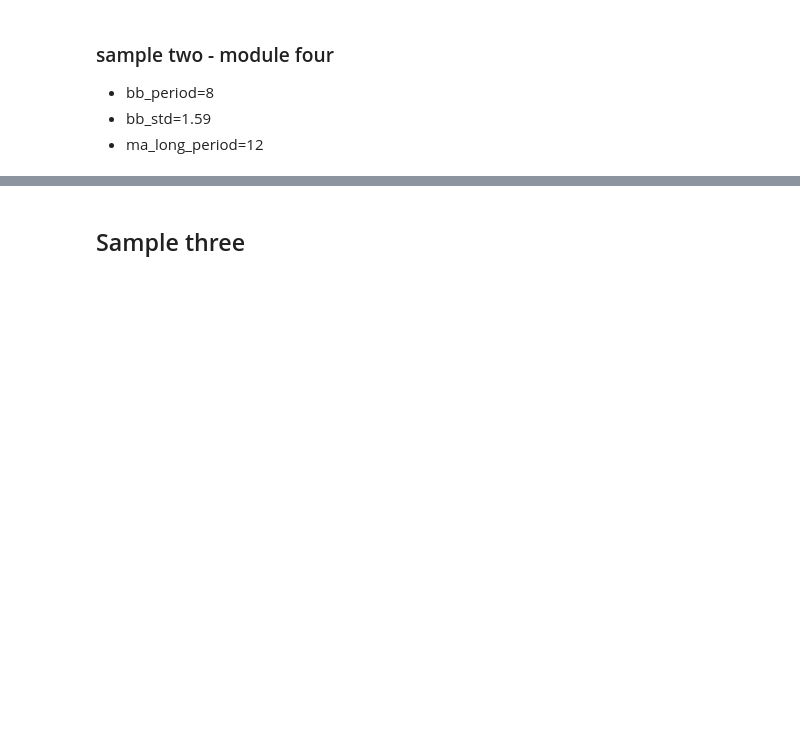
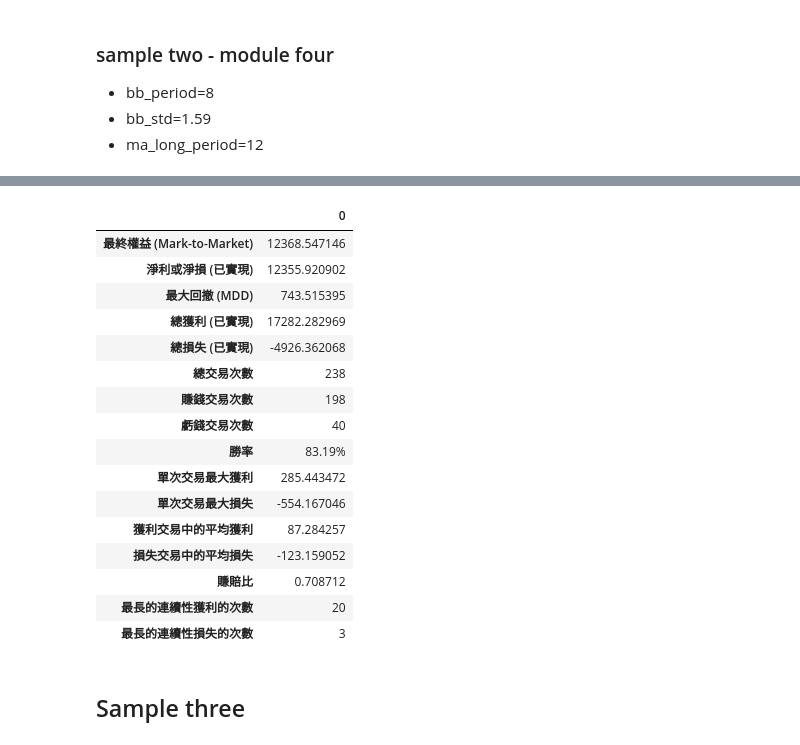
Before and after one commit to jiangyanmu/QIA-Final-Regression-Test, a Jupyter notebook: src/backtest.ipynb, the cells around one changed output, grey strips where cells are left out. Saved outputs shown, nothing was run; the diff lists cells and outputs as text; code cells hidden in the pictures; blank space fills up the shorter version.

```diff
--- a/src/backtest.ipynb
+++ b/src/backtest.ipynb
@@ -405,4 +407,49 @@ df4
 1493 rows × 15 columns
+# %%
+%reload_ext autoreload
+%autoreload 2
+
+from lib.performance_analysis import calculate_strategy_performance
+
+# 從 position 欄位產生進出場訊號
+# 當 position 從 0 變成 1 時，是進場訊號
+df4['entry'] = (df4['position'] == 1) & (df4['position'].shift(1) == 0)
+
+# 當 position 從 1 變成 0 時，是出場訊號
+df4['exit'] = (df4['position'] == 0) & (df4['position'].shift(1) == 1)
+
+# 計算策略績效
+performance = calculate_strategy_performance(
+    df4,
+)
+
+# 印出績效報告
+performance_df = pd.DataFrame([performance])
+
+# 存成csv檔案
+# performance_df.T.to_csv('module_four_sample2.csv',
+#                         header=['Value'],  # 欄位名稱 (y 軸)
+#                         index_label='Metric')  # 列名 (x 軸)
+
+performance_df.T
+# %% [output]
+|  | 0 |
+| 最終權益 (Mark-to-Market) | 12368.547146 |
+| 淨利或淨損 (已實現) | 12355.920902 |
+| 最大回撤 (MDD) | 743.515395 |
+| 總獲利 (已實現) | 17282.282969 |
+| 總損失 (已實現) | -4926.362068 |
+| 總交易次數 | 238 |
+| 賺錢交易次數 | 198 |
+| 虧錢交易次數 | 40 |
+| 勝率 | 83.19% |
+| 單次交易最大獲利 | 285.443472 |
+| 單次交易最大損失 | -554.167046 |
+| 獲利交易中的平均獲利 | 87.284257 |
+| 損失交易中的平均損失 | -123.159052 |
+| 賺賠比 | 0.708712 |
+| 最長的連續性獲利的次數 | 20 |
+| 最長的連續性損失的次數 | 3 |
 # %% [markdown]
 ## Sample three
 # %% [markdown]
```
Also changed, not shown: parts of 5 cells of this notebook, 1 other file.
